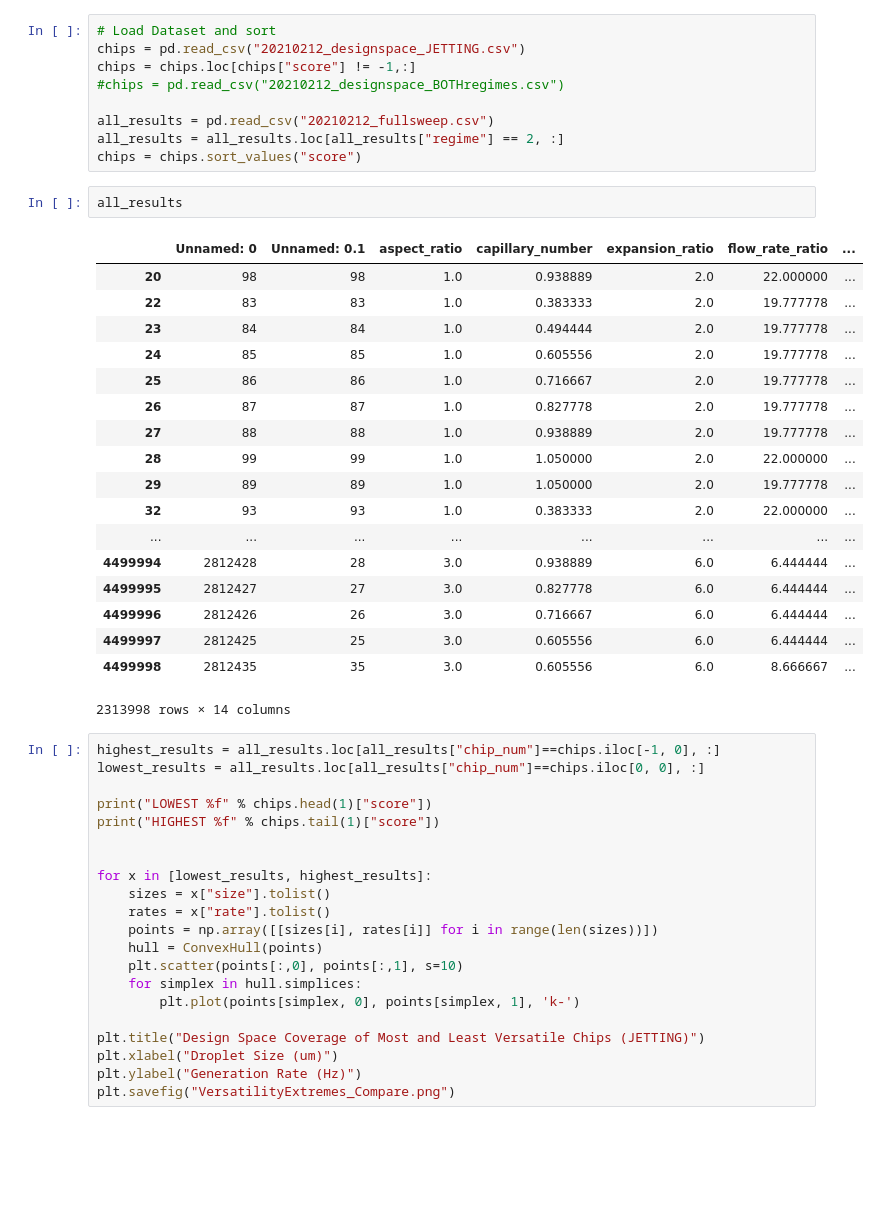
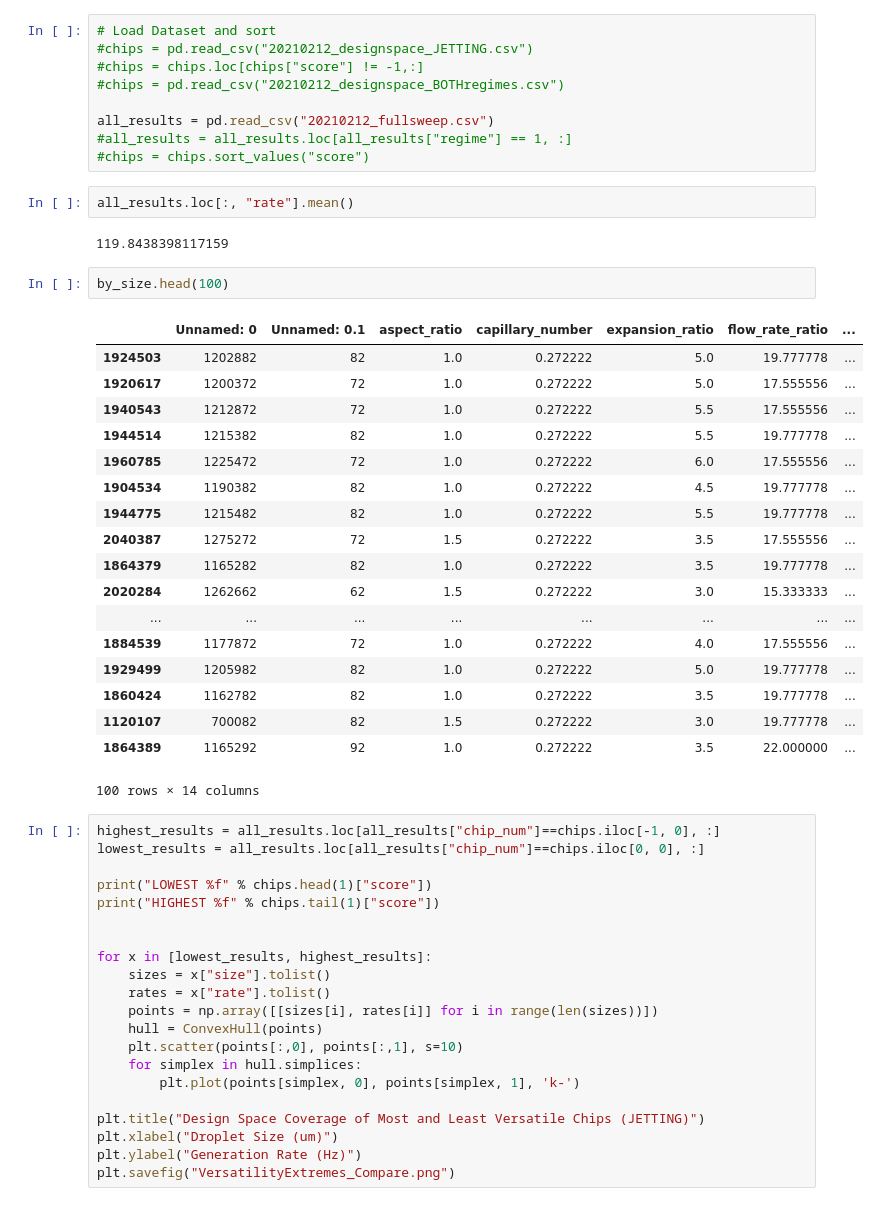
Before and after one commit to CIDARLAB/DAFD, a Jupyter notebook: design_space_sweep.ipynb, the cells around one changed output. Saved outputs shown, nothing was run; the diff lists cells and outputs as text; blank space fills up the shorter version.

```diff
--- a/design_space_sweep.ipynb
+++ b/design_space_sweep.ipynb
@@ -6,33 +27,37 @@ from scipy.spatial import ConvexHull, convex_hull_plot_2d
 # %%
 # Load Dataset and sort
-chips = pd.read_csv("20210212_designspace_JETTING.csv")
-chips = chips.loc[chips["score"] != -1,:]
+#chips = pd.read_csv("20210212_designspace_JETTING.csv")
+#chips = chips.loc[chips["score"] != -1,:]
 #chips = pd.read_csv("20210212_designspace_BOTHregimes.csv")
 
 all_results = pd.read_csv("20210212_fullsweep.csv")
-all_results = all_results.loc[all_results["regime"] == 2, :]
-chips = chips.sort_values("score")
+#all_results = all_results.loc[all_results["regime"] == 1, :]
+#chips = chips.sort_values("score")
-# %%
-all_results
-# %% [output]
-|  | Unnamed: 0 | Unnamed: 0.1 | aspect_ratio | capillary_number | expansion_ratio | flow_rate_ratio | ... |
-| 20 | 98 | 98 | 1.0 | 0.938889 | 2.0 | 22.000000 | ... |
-| 22 | 83 | 83 | 1.0 | 0.383333 | 2.0 | 19.777778 | ... |
-| 23 | 84 | 84 | 1.0 | 0.494444 | 2.0 | 19.777778 | ... |
-| 24 | 85 | 85 | 1.0 | 0.605556 | 2.0 | 19.777778 | ... |
-| 25 | 86 | 86 | 1.0 | 0.716667 | 2.0 | 19.777778 | ... |
-| 26 | 87 | 87 | 1.0 | 0.827778 | 2.0 | 19.777778 | ... |
-| 27 | 88 | 88 | 1.0 | 0.938889 | 2.0 | 19.777778 | ... |
-| 28 | 99 | 99 | 1.0 | 1.050000 | 2.0 | 22.000000 | ... |
-| 29 | 89 | 89 | 1.0 | 1.050000 | 2.0 | 19.777778 | ... |
-| 32 | 93 | 93 | 1.0 | 0.383333 | 2.0 | 22.000000 | ... |
-| ... | ... | ... | ... | ... | ... | ... | ... |
-| 4499994 | 2812428 | 28 | 3.0 | 0.938889 | 6.0 | 6.444444 | ... |
-| 4499995 | 2812427 | 27 | 3.0 | 0.827778 | 6.0 | 6.444444 | ... |
-| 4499996 | 2812426 | 26 | 3.0 | 0.716667 | 6.0 | 6.444444 | ... |
-| 4499997 | 2812425 | 25 | 3.0 | 0.605556 | 6.0 | 6.444444 | ... |
-| 4499998 | 2812435 | 35 | 3.0 | 0.605556 | 6.0 | 8.666667 | ... |
-2313998 rows × 14 columns
+# %%
+all_results.loc[:, "rate"].mean()
+# %% [output]
+119.8438398117159
+# %%
+by_size.head(100)
+# %% [output]
+|  | Unnamed: 0 | Unnamed: 0.1 | aspect_ratio | capillary_number | expansion_ratio | flow_rate_ratio | ... |
+| 1924503 | 1202882 | 82 | 1.0 | 0.272222 | 5.0 | 19.777778 | ... |
+| 1920617 | 1200372 | 72 | 1.0 | 0.272222 | 5.0 | 17.555556 | ... |
+| 1940543 | 1212872 | 72 | 1.0 | 0.272222 | 5.5 | 17.555556 | ... |
+| 1944514 | 1215382 | 82 | 1.0 | 0.272222 | 5.5 | 19.777778 | ... |
+| 1960785 | 1225472 | 72 | 1.0 | 0.272222 | 6.0 | 17.555556 | ... |
+| 1904534 | 1190382 | 82 | 1.0 | 0.272222 | 4.5 | 19.777778 | ... |
+| 1944775 | 1215482 | 82 | 1.0 | 0.272222 | 5.5 | 19.777778 | ... |
+| 2040387 | 1275272 | 72 | 1.5 | 0.272222 | 3.5 | 17.555556 | ... |
+| 1864379 | 1165282 | 82 | 1.0 | 0.272222 | 3.5 | 19.777778 | ... |
+| 2020284 | 1262662 | 62 | 1.5 | 0.272222 | 3.0 | 15.333333 | ... |
+| ... | ... | ... | ... | ... | ... | ... | ... |
+| 1884539 | 1177872 | 72 | 1.0 | 0.272222 | 4.0 | 17.555556 | ... |
+| 1929499 | 1205982 | 82 | 1.0 | 0.272222 | 5.0 | 19.777778 | ... |
+| 1860424 | 1162782 | 82 | 1.0 | 0.272222 | 3.5 | 19.777778 | ... |
+| 1120107 | 700082 | 82 | 1.5 | 0.272222 | 3.0 | 19.777778 | ... |
+| 1864389 | 1165292 | 92 | 1.0 | 0.272222 | 3.5 | 22.000000 | ... |
+100 rows × 14 columns
 # %%
 highest_results = all_results.loc[all_results["chip_num"]==chips.iloc[-1, 0], :]
 lowest_results = all_results.loc[all_results["chip_num"]==chips.iloc[0, 0], :]
```
Also changed, not shown: parts of 1 cell of this notebook, 3 other files.
